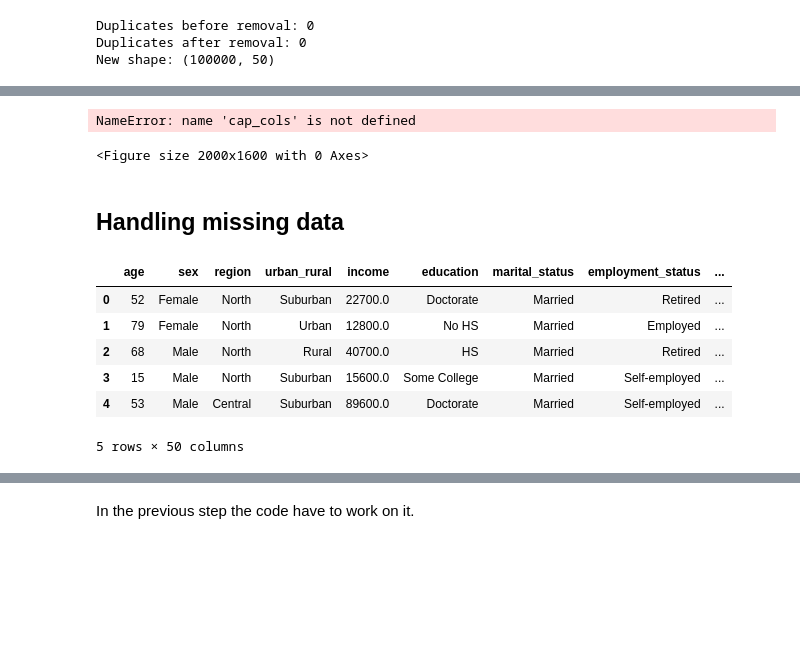
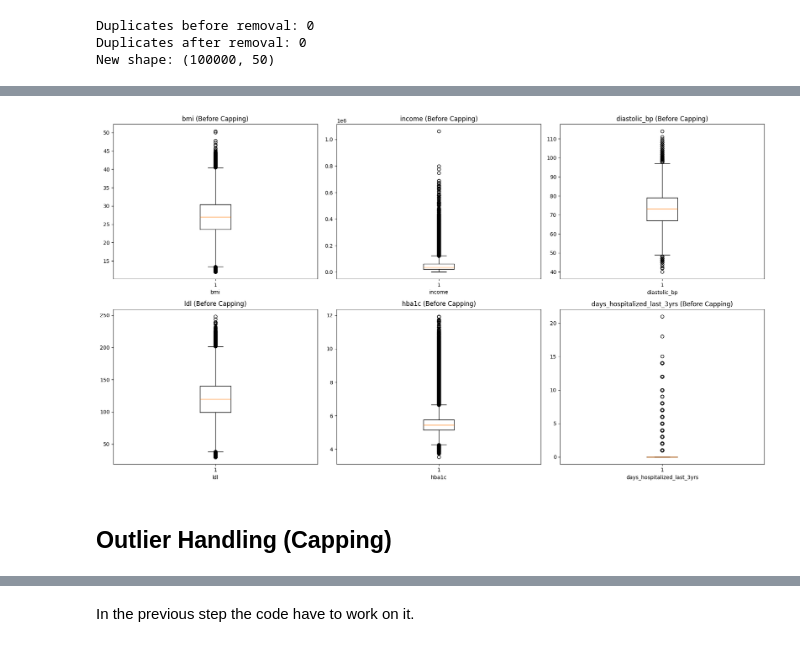
Before and after one commit to JoAz06/Workshop2Project, a Jupyter notebook: regression.ipynb, the cells around one changed output, grey strips where cells are left out. Drawn from its saved outputs; the diff is of its cells as text; code cells hidden in the pictures; blank space fills up the shorter version.

```diff
--- a/regression.ipynb
+++ b/regression.ipynb
@@ -523,42 +521,21 @@ df_capped = df.copy()
 # %%
-# Visualizations (Box Plots) after capping
-plt.figure(figsize=(20, 16))
+# Visualizations (Box Plots) before capping
+cap_cols = ["bmi", "income", "diastolic_bp", "ldl", "hba1c", "days_hospitalized_last_3yrs"]
+
+n_cols = 3
+n_rows = math.ceil(len(cap_cols) / n_cols)
+
+plt.figure(figsize=(18, 5 * n_rows))
 
 for i, col in enumerate(cap_cols):
-    plt.subplot(2, 2, i + 1)
-    plt.boxplot(df_capped[col].dropna(), vert=True, patch_artist=True,
-                boxprops=dict(facecolor='lightblue', color='black'),
-                capprops=dict(color='black'),
-                whiskerprops=dict(color='black'),
-                flierprops=dict(markeredgecolor='black', marker='o'))
-    plt.title(f'Boxplot of {col} (Capped)')
-    plt.ylabel('Value Range')
+    plt.subplot(n_rows, n_cols, i + 1)
+    plt.boxplot(df_clean[col].dropna())
+    plt.title(f"{col} (Before Capping)")
     plt.xlabel(col)
 
 plt.tight_layout()
 plt.show()
 # %% [output]
-NameError: name 'cap_cols' is not defined
-<Figure size 2000x1600 with 0 Axes>
+[figure, added]
-# %% [markdown]
-## Handling missing data
-# %%
-imputer = SimpleImputer(strategy='median')
-for col in numeric_cols:
-    if df_capped[col].isna().sum() > 0:
-        df_capped[[col]] = imputer.fit_transform(df_capped[[col]])
-
-imputer1 = SimpleImputer(strategy="most_frequent")
-for ccol in categorical_cols:
-    if df_capped[ccol].isna().sum() > 0:
-        df_capped[[ccol]] = imputer1.fit_transform(df_capped[[ccol]])
-
-df_capped.head()
-# %% [output]
-|  | age | sex | region | urban_rural | income | education | marital_status | employment_status | ... |
-| 0 | 52 | Female | North | Suburban | 22700.0 | Doctorate | Married | Retired | ... |
-| 1 | 79 | Female | North | Urban | 12800.0 | No HS | Married | Employed | ... |
-| 2 | 68 | Male | North | Rural | 40700.0 | HS | Married | Retired | ... |
-| 3 | 15 | Male | North | Suburban | 15600.0 | Some College | Married | Self-employed | ... |
-| 4 | 53 | Male | Central | Suburban | 89600.0 | Doctorate | Married | Self-employed | ... |
-5 rows × 50 columns
+# %% [markdown]
+## Outlier Handling (Capping)
```
Also changed, not shown: parts of 32 cells of this notebook.
